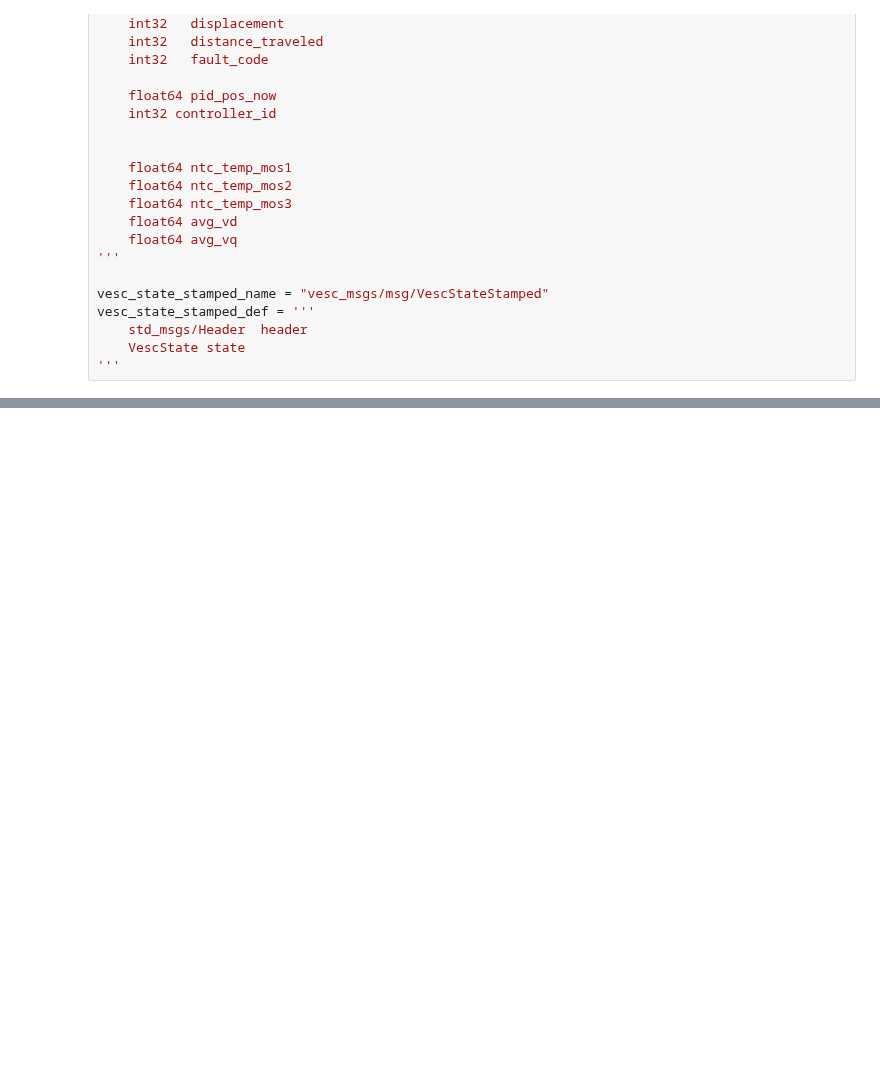
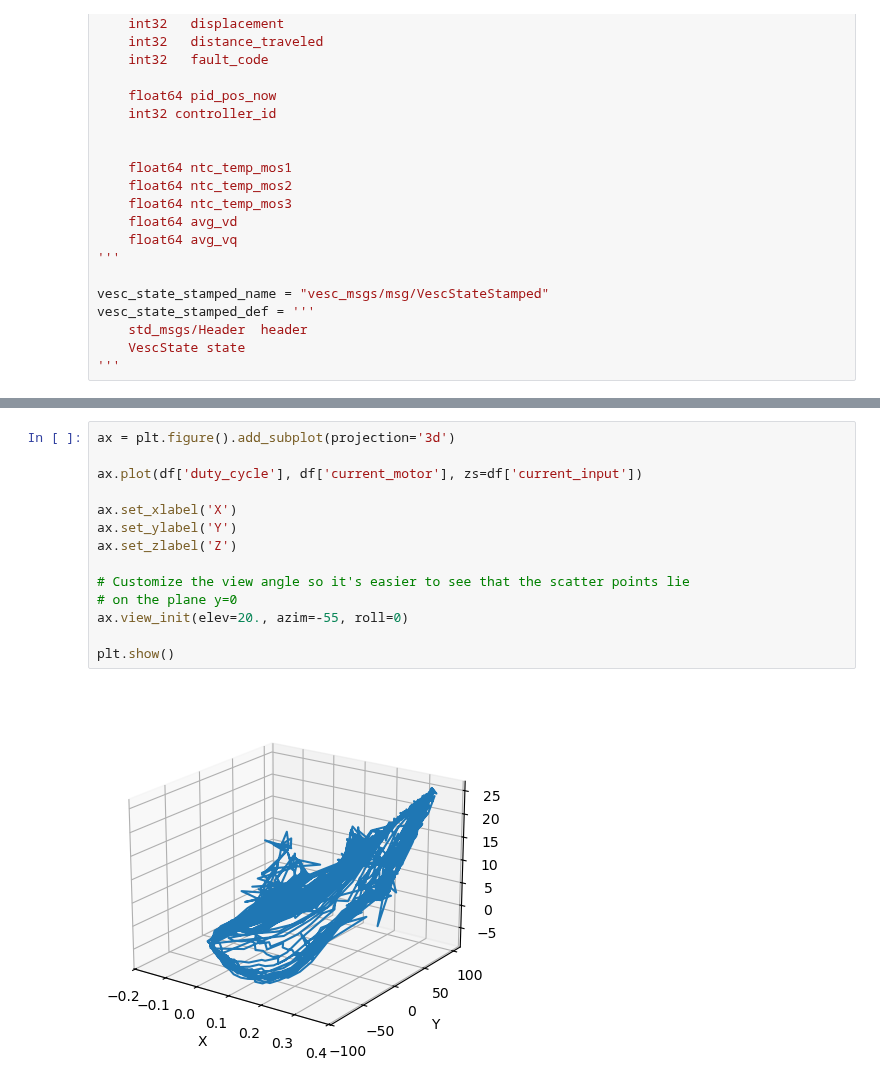
Before and after one commit to Squidtoon99/F1tenth, a Jupyter notebook: calibration/fit_motor_control.ipynb, the cells around one changed output, grey strips where cells are left out. Cells and saved outputs as stored; diff of their text form; blank space fills up the shorter version.

```diff
--- a/calibration/fit_motor_control.ipynb
+++ b/calibration/fit_motor_control.ipynb
@@ -129,0 +150,16 @@ ax4.legend(handles=[p1, p2], loc="lower left")
+# %%
+ax = plt.figure().add_subplot(projection='3d')
+
+ax.plot(df['duty_cycle'], df['current_motor'], zs=df['current_input'])
+
+ax.set_xlabel('X')
+ax.set_ylabel('Y')
+ax.set_zlabel('Z')
+
+# Customize the view angle so it's easier to see that the scatter points lie
+# on the plane y=0
+ax.view_init(elev=20., azim=-55, roll=0)
+
+plt.show()
+# %% [output]
+[figure, added]
```
Also changed, not shown: parts of 5 cells of this notebook.
